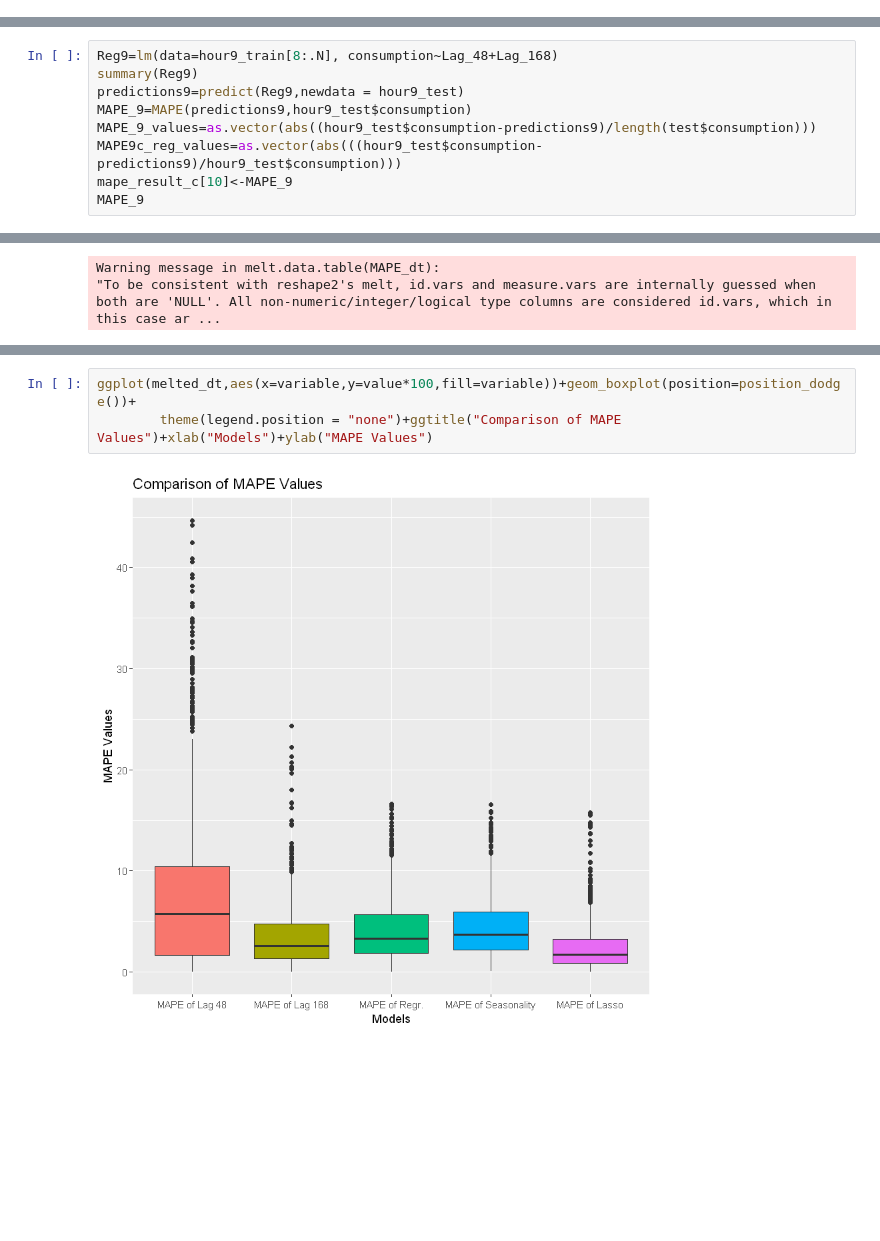
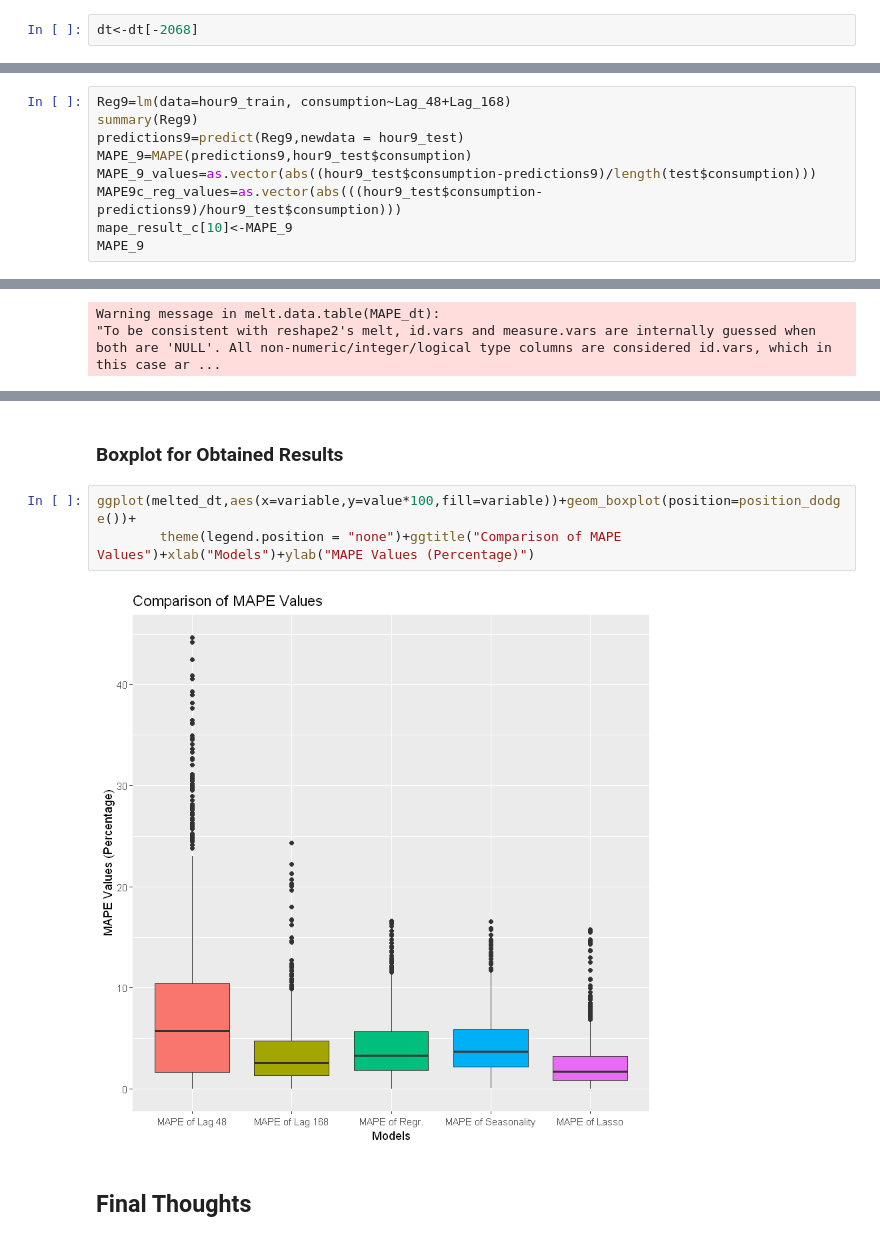
Before and after one commit to BU-IE-582/fall20-mbahadir, a Jupyter notebook: Homework3/Homework3.ipynb, the cells around one changed output, grey strips where cells are left out. Drawn from its saved outputs; the diff is of its cells as text; blank space fills up the shorter version.

```diff
--- a/Homework3/Homework3.ipynb
+++ b/Homework3/Homework3.ipynb
@@ -32,3 +30,5 @@ Classes 'data.table' and 'data.frame':  43128 obs. of  3 variables:
  $ hour       : num  0 1 2 3 4 5 6 7 8 9 ...
  $ consumption: num  26277 24992 23533 22465 22003 ...
  - attr(*, ".internal.selfref")=<externalptr>
+# %%
+dt<-dt[-2068]
@@ -403,5 +504,5 @@ F-statistic:  1419 on 2 and 1756 DF,  p-value: < 2.2e-16
 # %%
-Reg9=lm(data=hour9_train[8:.N], consumption~Lag_48+Lag_168)
+Reg9=lm(data=hour9_train, consumption~Lag_48+Lag_168)
 summary(Reg9)
 predictions9=predict(Reg9,newdata = hour9_test)
 MAPE_9=MAPE(predictions9,hour9_test$consumption)
@@ -1285,5 +1611,9 @@ perf_summary
+# %% [markdown]
+### Boxplot for Obtained Results
 # %%
 ggplot(melted_dt,aes(x=variable,y=value*100,fill=variable))+geom_boxplot(position=position_dodge())+
-        theme(legend.position = "none")+ggtitle("Comparison of MAPE Values")+xlab("Models")+ylab("MAPE Values")
+        theme(legend.position = "none")+ggtitle("Comparison of MAPE Values")+xlab("Models")+ylab("MAPE Values (Percentage)")
 # %% [output]
-[figure, old version]
+[figure, new version]
+# %% [markdown]
+## Final Thoughts
```
Also changed, not shown: parts of 130 cells of this notebook, 2 other files.
